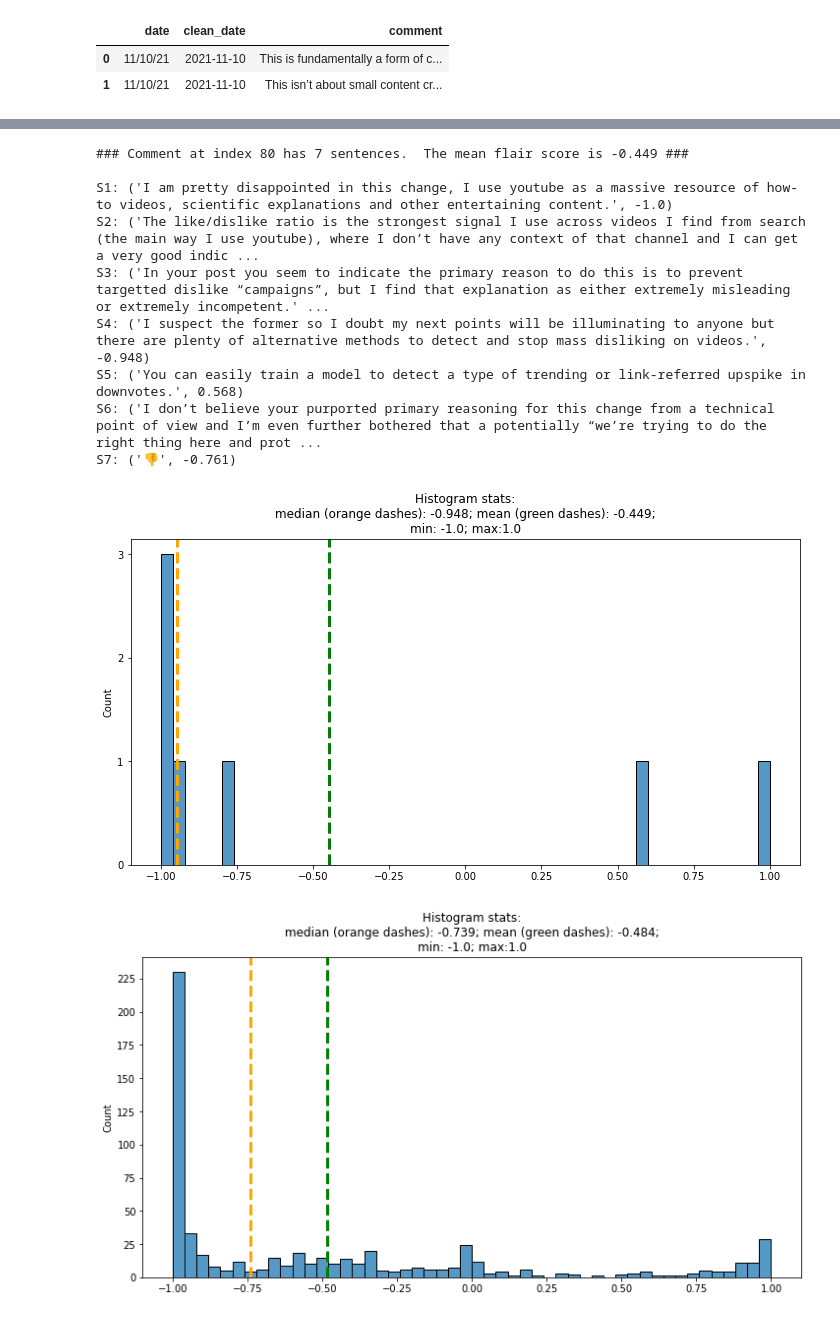
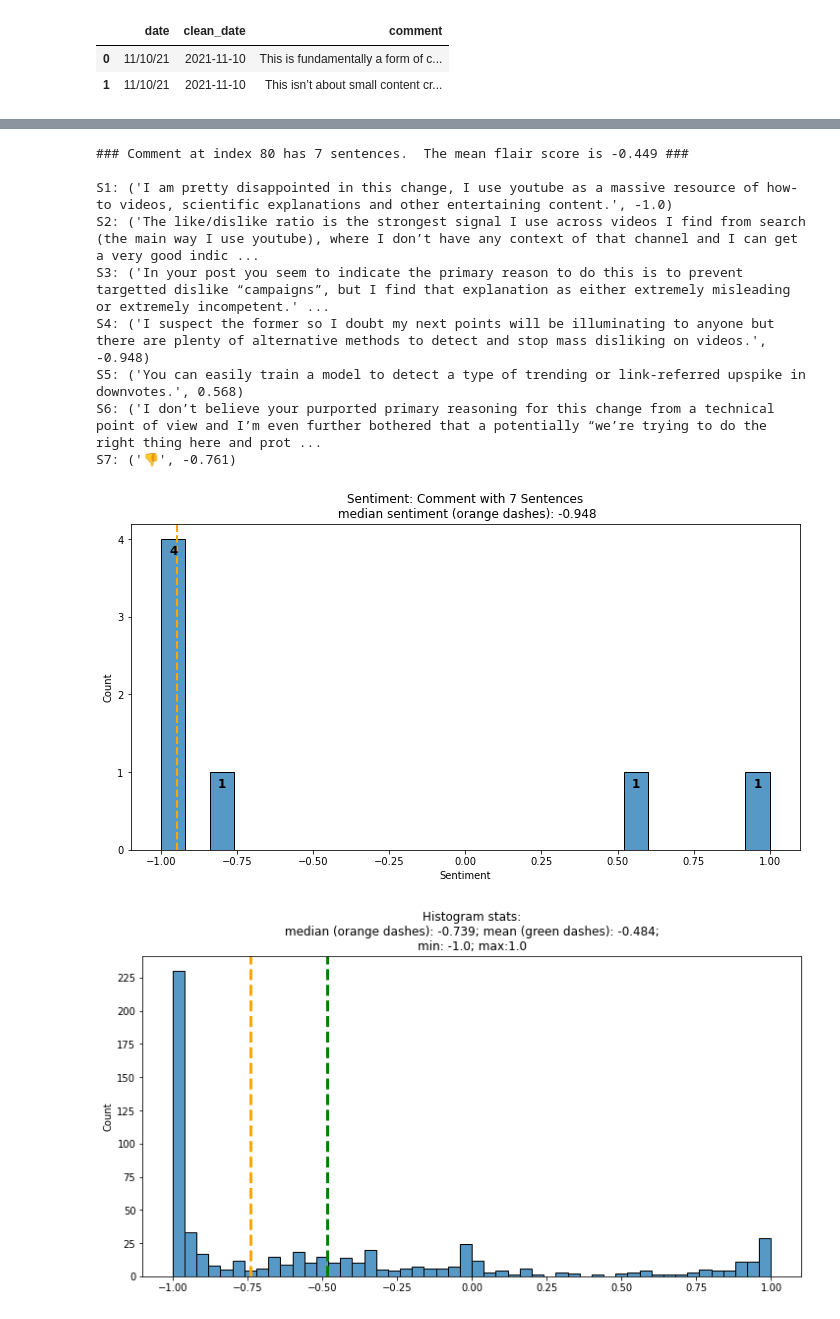
Before and after one commit to jkmackie/youtube_dislike_count_removal_sentiment, a Jupyter notebook: sentiment_for_hiding_youtube_dislikes_v2.ipynb, the cells around one changed output, grey strips where cells are left out. Cells and saved outputs as stored; diff of their text form; code cells hidden in the pictures.

```diff
--- a/sentiment_for_hiding_youtube_dislikes_v2.ipynb
+++ b/sentiment_for_hiding_youtube_dislikes_v2.ipynb
@@ -179,28 +179,48 @@ df.loc[80:81]
 # %%
 #Explore comment sentiment.  Type in a comment index number below.
 comment_index = 80
 
 comment_i = df.loc[comment_index,'sentences']
 comment_i_sco = get_flair_scores(df.loc[comment_index,'sentences'])
 comment_i_sco_avg = round(statistics.mean(comment_i_sco),3)
 
 print(f"### Comment at index {comment_index} has {len(comment_i_sco)} sentences.  The mean flair score is {comment_i_sco_avg} ### \n")
 cnt=1
 for element in zip(comment_i, comment_i_sco):
     print(f'S{cnt}:', element)
     cnt+=1
-get_histogram(comment_i_sco, log_scale_on=False, num_bins=50)
+
+#Plot histogram
+from matplotlib.ticker import MaxNLocator
+fig, ax_1 = plt.subplots(1,1,figsize=(12,6))
+median_sco = statistics.median(comment_i_sco)
+ax_1.axvline(x=median_sco, color = 'orange', ls='--', alpha=1,  linewidth=2)
+ax_1.set_title(f'Sentiment: Comment with {len(comment_i_sco)} Sentences\n median sentiment (orange dashes): {np.round(median_sco,3)}')
+ax_1.set_xlabel('Sentiment')
+ax_1.yaxis.set_major_locator(MaxNLocator(integer=True))
+sns.histplot(comment_i_sco, ax=ax_1, kde=False, bins=25)
+
+#label each bar in histogram
+for p in ax_1.patches:
+    height = p.get_height()
+    # adding text to each bar
+    if height == 0:
+        pass
+    else:
+        ax_1.text(x = p.get_x()+(p.get_width()/2), y = height-0.2, s=height, ha = 'center', fontsize='large', fontweight='bold')
+
+plt.show()
 # %% [output]
 ### Comment at index 80 has 7 sentences.  The mean flair score is -0.449 ###
 
 S1: ('I am pretty disappointed in this change, I use youtube as a massive resource of how-to videos, scientific explanations and other entertaining content.', -1.0)
 S2: ('The like/dislike ratio is the strongest signal I use across videos I find from search (the main way I use youtube), where I don’t have any context of that channel and I can get a very good indic ...
 S3: ('In your post you seem to indicate the primary reason to do this is to prevent targetted dislike “campaigns”, but I find that explanation as either extremely misleading or extremely incompetent.' ...
 S4: ('I suspect the former so I doubt my next points will be illuminating to anyone but there are plenty of alternative methods to detect and stop mass disliking on videos.', -0.948)
 S5: ('You can easily train a model to detect a type of trending or link-referred upspike in downvotes.', 0.568)
 S6: ('I don’t believe your purported primary reasoning for this change from a technical point of view and I’m even further bothered that a potentially “we’re trying to do the right thing here and prot ...
 S7: ('👎', -0.761)
-[figure, old version]
+[figure, new version]
 # %%
 #Histogram of mean sentiment for 613 comments.  Means sentiment is the average sentiment of the sentences in a comment.
 get_histogram(df.flair_sco_avg.values, log_scale_on=False, num_bins=50)
```
Also changed, not shown: parts of 5 cells of this notebook.
